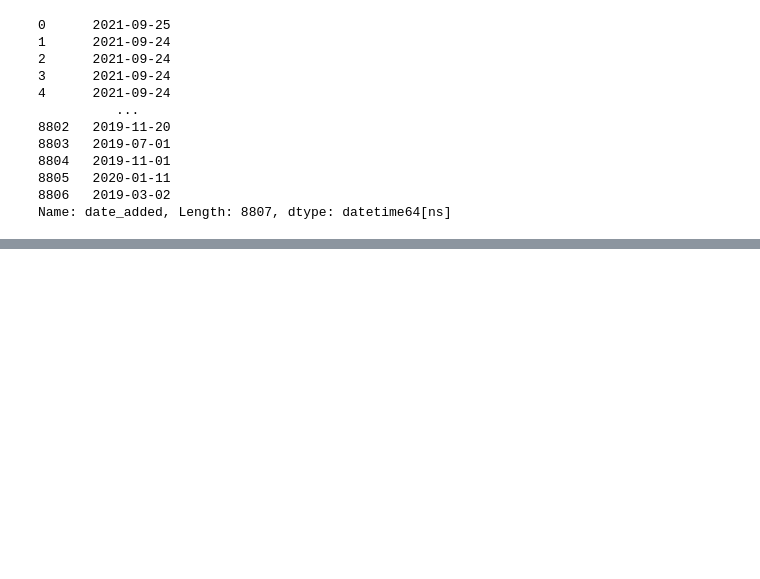
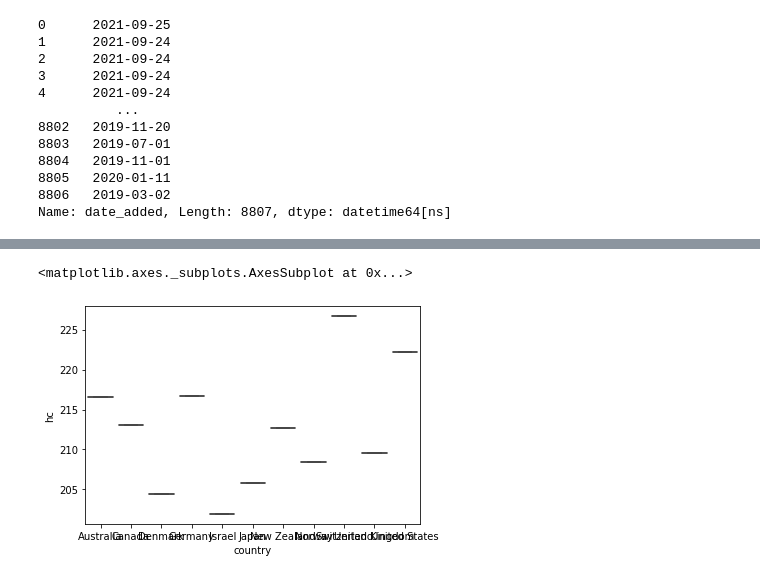
Before and after one commit to wassanchez/DS_Wilson, a Jupyter notebook: Copia_de_cuarta.ipynb, the cells around one changed output, grey strips where cells are left out. Cells and saved outputs as stored; diff of their text form; code cells hidden in the pictures; blank space fills up the shorter version.

```diff
--- a/Copia_de_cuarta.ipynb
+++ b/Copia_de_cuarta.ipynb
@@ -261,0 +327,7 @@ Name: date_added, Length: 8807, dtype: datetime64[ns]
+# %%
+df_df2 = df_df1[df_df1['hc']>200]
+# %%
+sns.boxplot(x=df_df2['country'], y=df_df2['hc'])
+# %% [output]
+<matplotlib.axes._subplots.AxesSubplot at 0x...>
+[figure, added]
```
Also changed, not shown: parts of 11 cells of this notebook.
